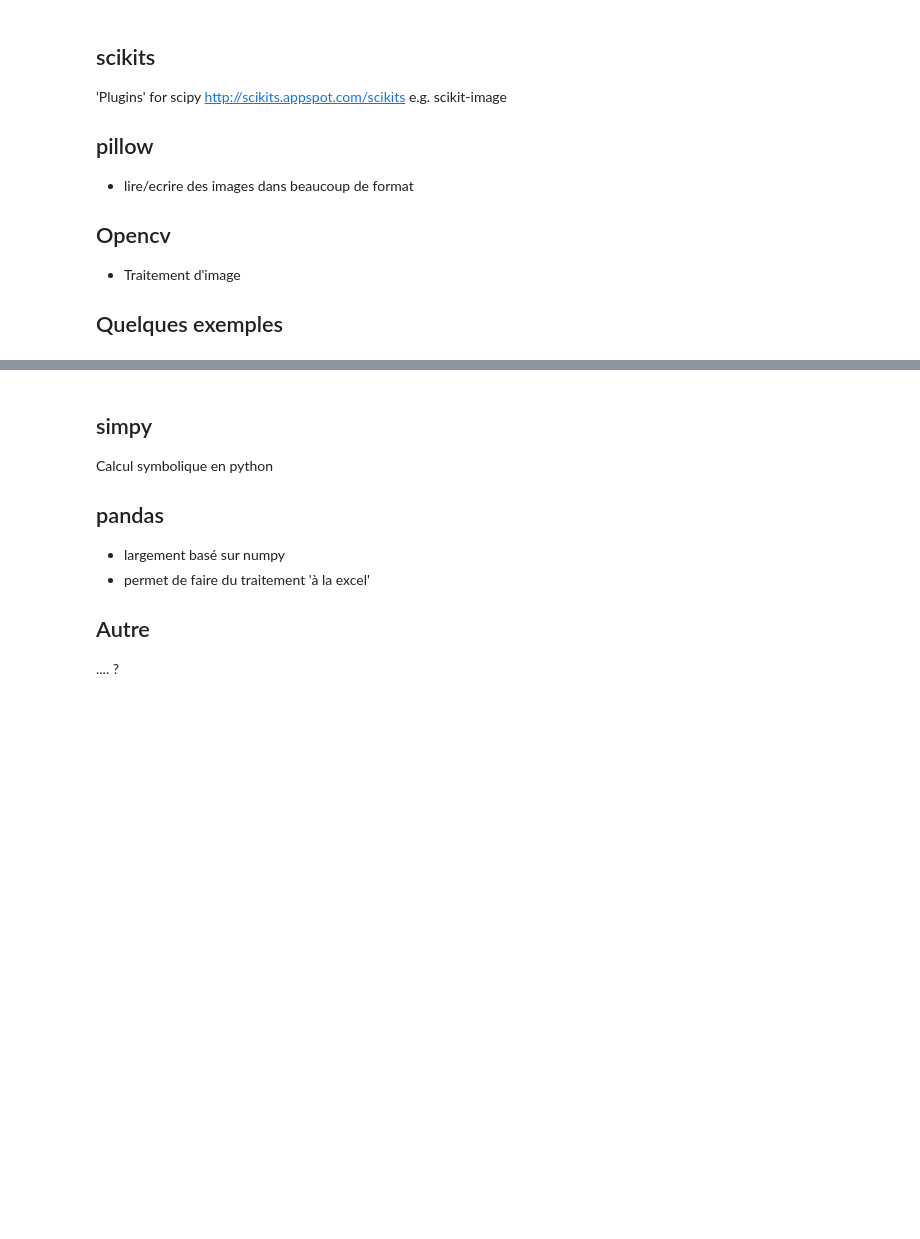
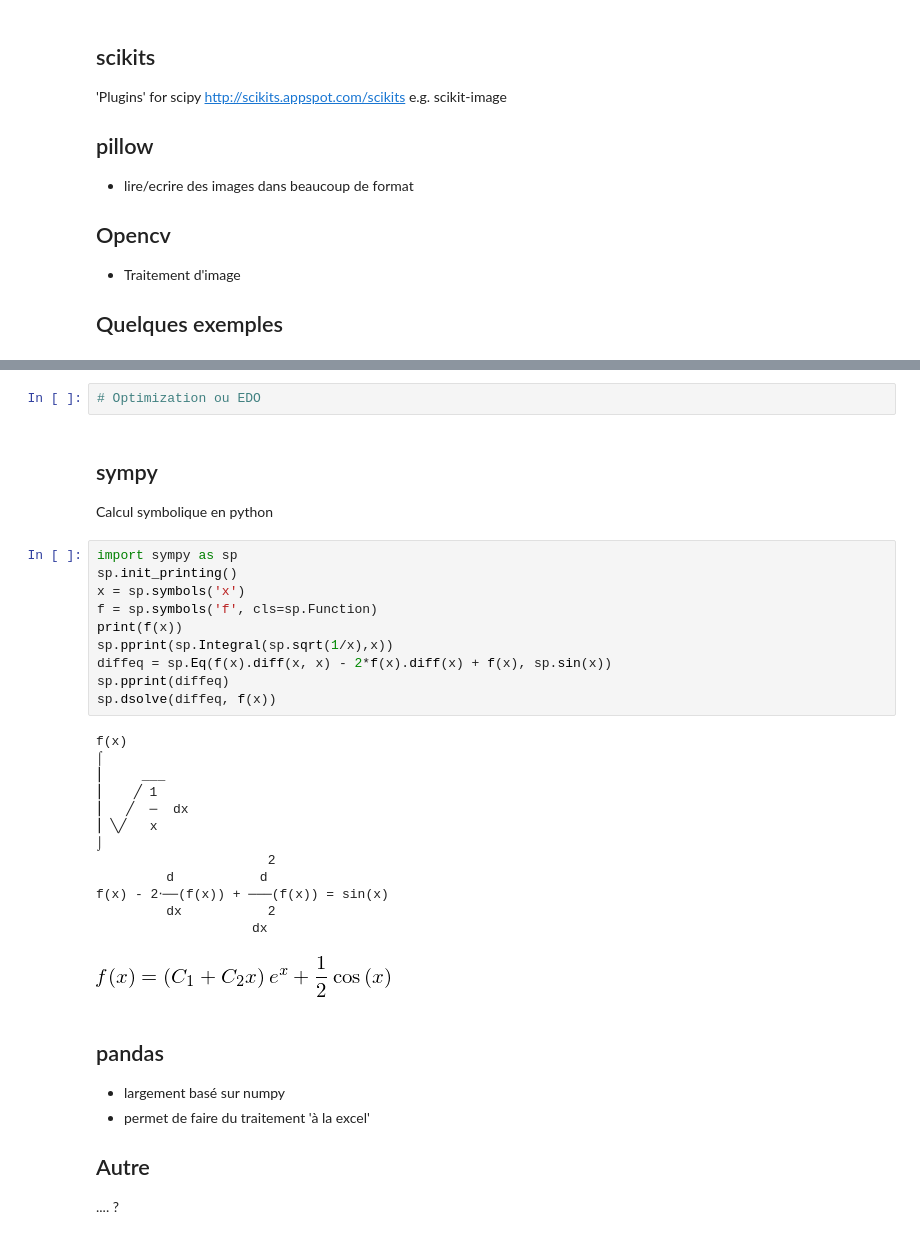
Before and after one commit to pums974/formation_python, a Jupyter notebook: ecosystem.ipynb, the cells around one changed output, grey strips where cells are left out. Saved outputs shown, nothing was run; the diff lists cells and outputs as text; blank space fills up the shorter version.

```diff
--- a/ecosystem.ipynb
+++ b/ecosystem.ipynb
@@ -342,7 +398,34 @@ print(masses)
+# %%
+# Optimization ou EDO
+# %% [markdown]
+sympy
+-----
+Calcul symbolique en python
+# %%
+import sympy as sp
+sp.init_printing()
+x = sp.symbols('x')
+f = sp.symbols('f', cls=sp.Function)
+print(f(x))
+sp.pprint(sp.Integral(sp.sqrt(1/x),x))
+diffeq = sp.Eq(f(x).diff(x, x) - 2*f(x).diff(x) + f(x), sp.sin(x))
+sp.pprint(diffeq)
+sp.dsolve(diffeq, f(x))
+# %% [output]
+f(x)
+⌠
+⎮     ___
+⎮    ╱ 1
+⎮   ╱  ─  dx
+⎮ ╲╱   x
+⌡
+                      2
+         d           d
+f(x) - 2⋅──(f(x)) + ───(f(x)) = sin(x)
+         dx           2
+                    dx
+[figure, added]
 # %% [markdown]
-simpy
------
-Calcul symbolique en python
 
 pandas
 ------
```
Also changed, not shown: parts of 12 cells of this notebook, 6 other files.
